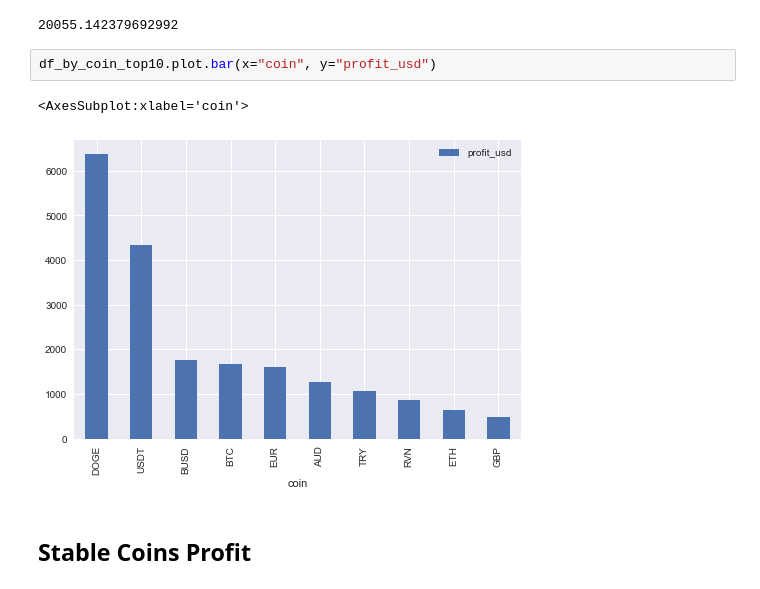
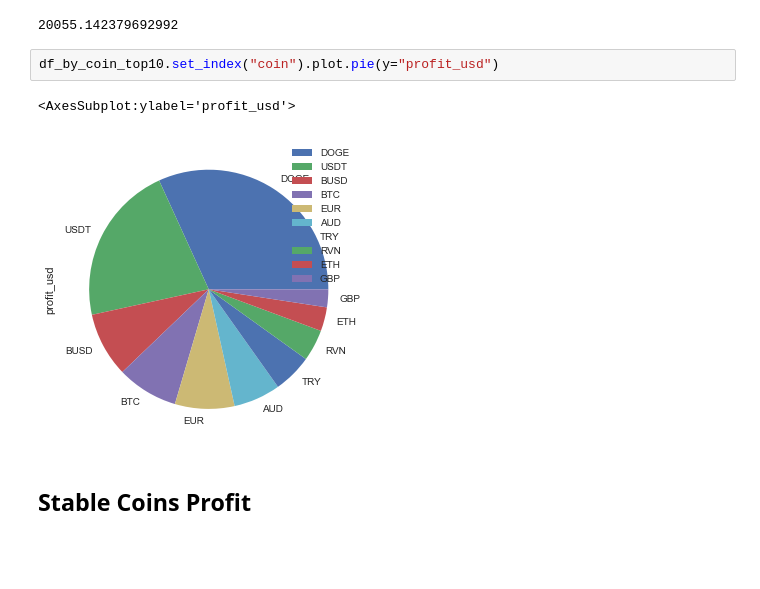
Before and after one commit to ululam/patron-arby, a Jupyter notebook: notebooks/arbydol.ipynb, the cells around one changed output. Drawn from its saved outputs; the diff is of its cells as text; blank space fills up the shorter version.

Commit message:
Notebook counting profits ready

```diff
--- a/notebooks/arbydol.ipynb
+++ b/notebooks/arbydol.ipynb
@@ -251,10 +256,10 @@ top10_coins_total_profit
 # %% [output]
 20055.142379692992
 # %%
-df_by_coin_top10.plot.bar(x="coin", y="profit_usd")
+df_by_coin_top10.set_index("coin").plot.pie(y="profit_usd")
 # %% [output]
-<AxesSubplot:xlabel='coin'>
+<AxesSubplot:ylabel='profit_usd'>
-[figure, old version]
+[figure, new version]
 # %% [markdown]
 ## Stable Coins Profit
 # %%
```
Also changed, not shown: parts of 11 cells of this notebook.
